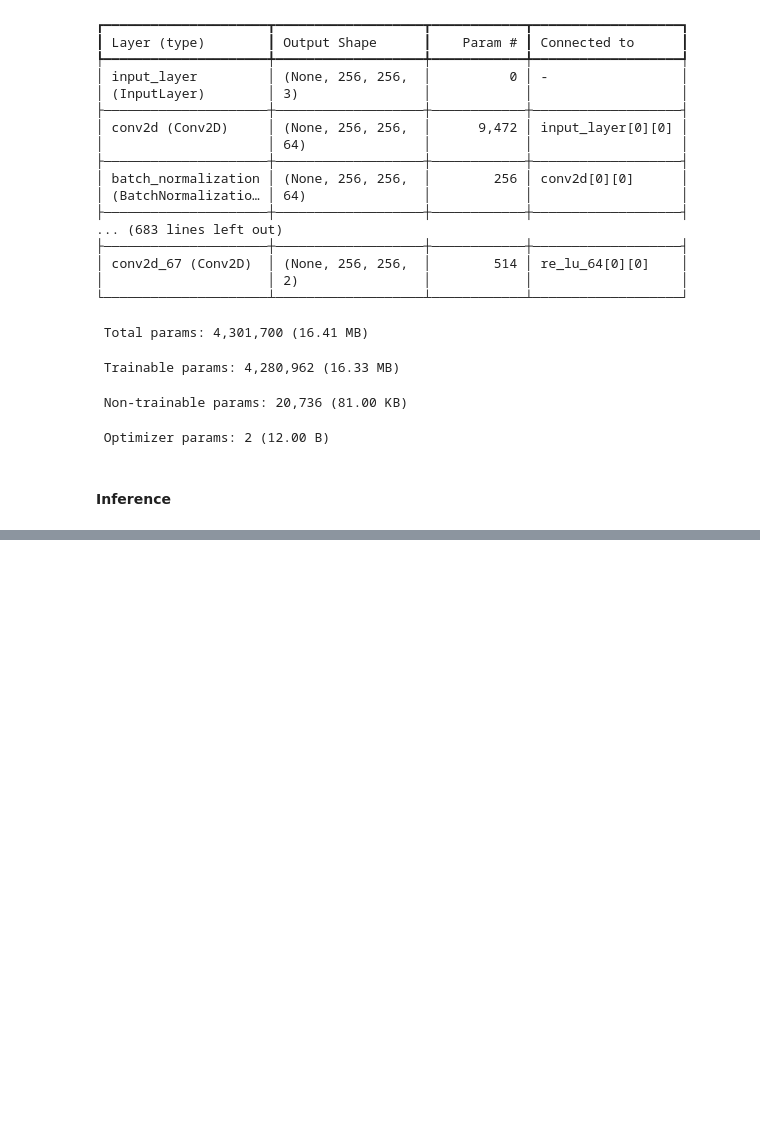
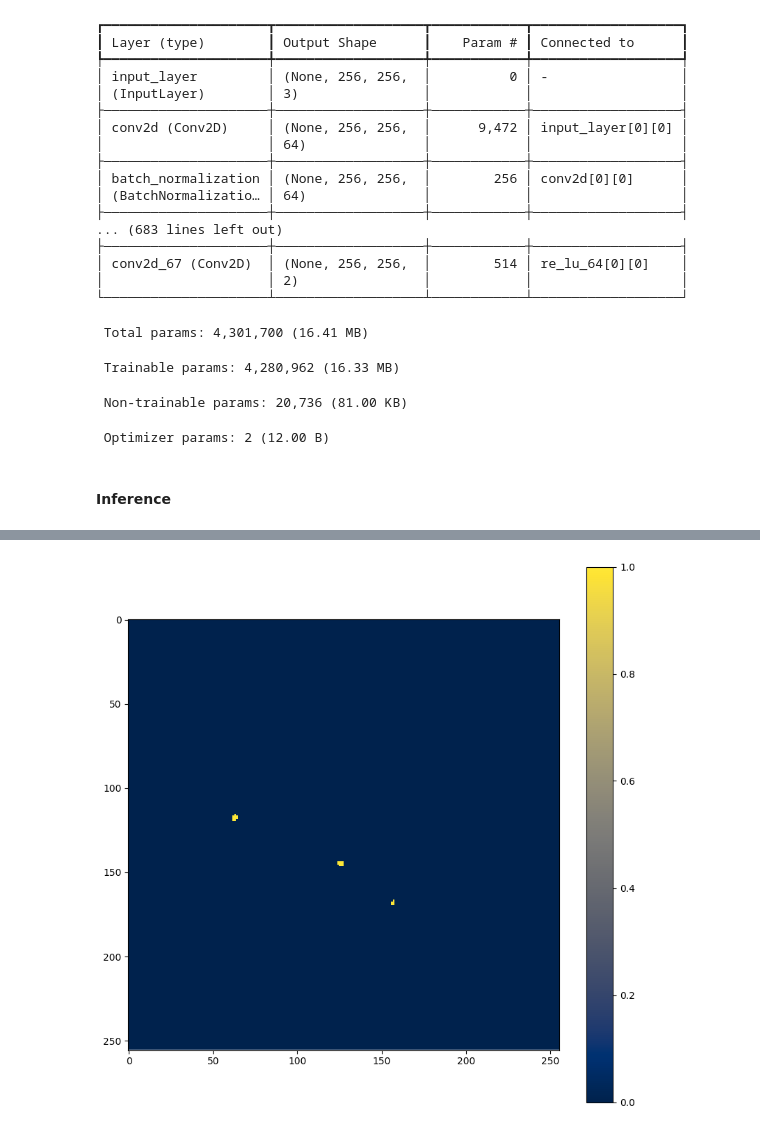
Before and after one commit to prashalruchiranga/Chart-Recognition, a Jupyter notebook: chart recognition.ipynb, the cells around one changed output, grey strips where cells are left out. Cells and saved outputs as stored; diff of their text form; code cells hidden in the pictures; blank space fills up the shorter version.

```diff
--- a/chart recognition.ipynb
+++ b/chart recognition.ipynb
@@ -239,0 +301,9 @@ plt.show()
+# %%
+threshold = 4
+heatmap_thresholded = (predicted_heatmap > threshold)
+plt.figure(figsize=(10, 10))
+plt.imshow(tf.transpose(heatmap_thresholded, perm=[2, 0, 1])[0], cmap='cividis',interpolation='nearest')
+plt.colorbar()
+plt.show()
+# %% [output]
+[figure, added]
```
Also changed, not shown: parts of 22 cells of this notebook, 1 other file.
